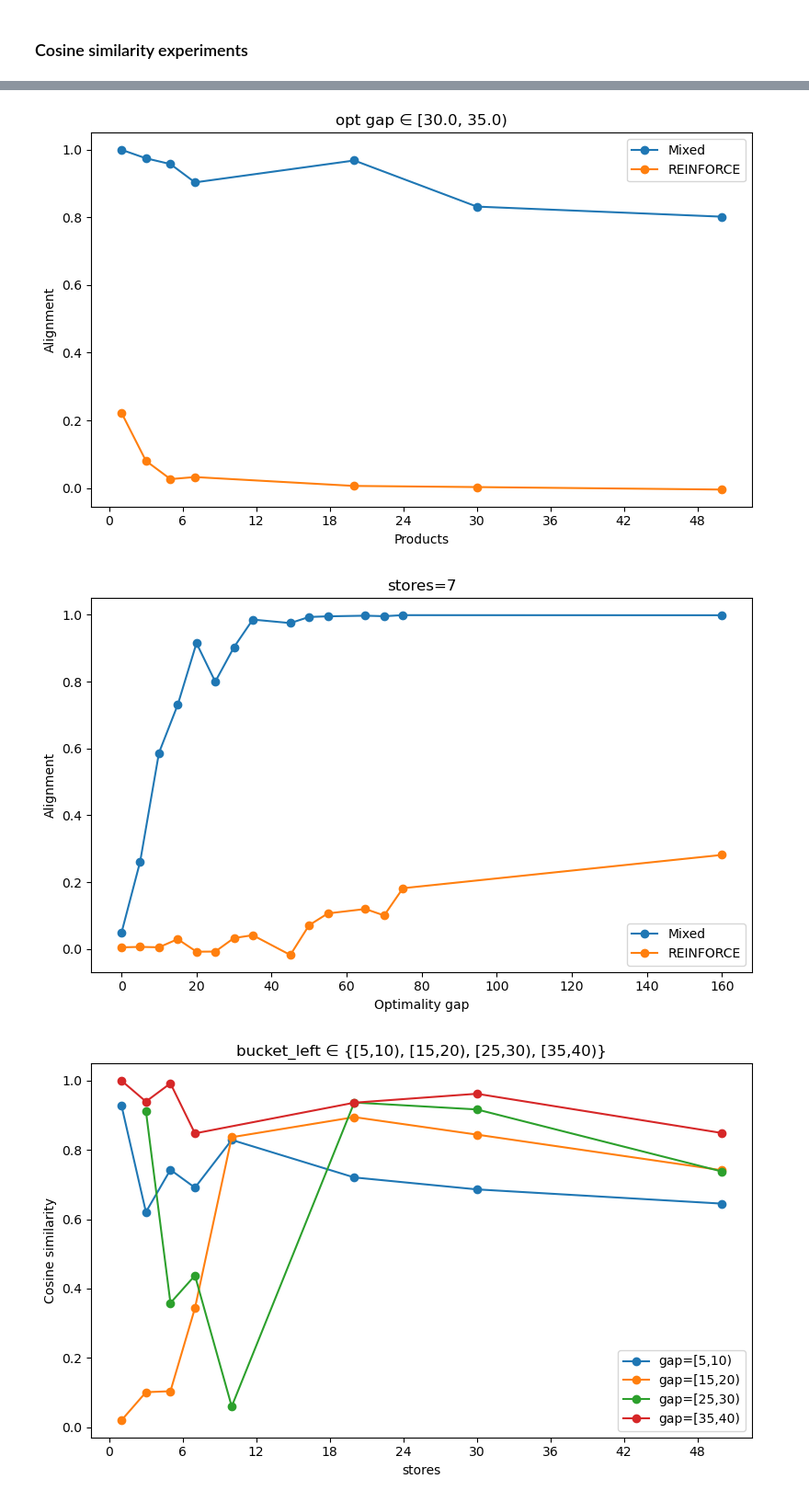
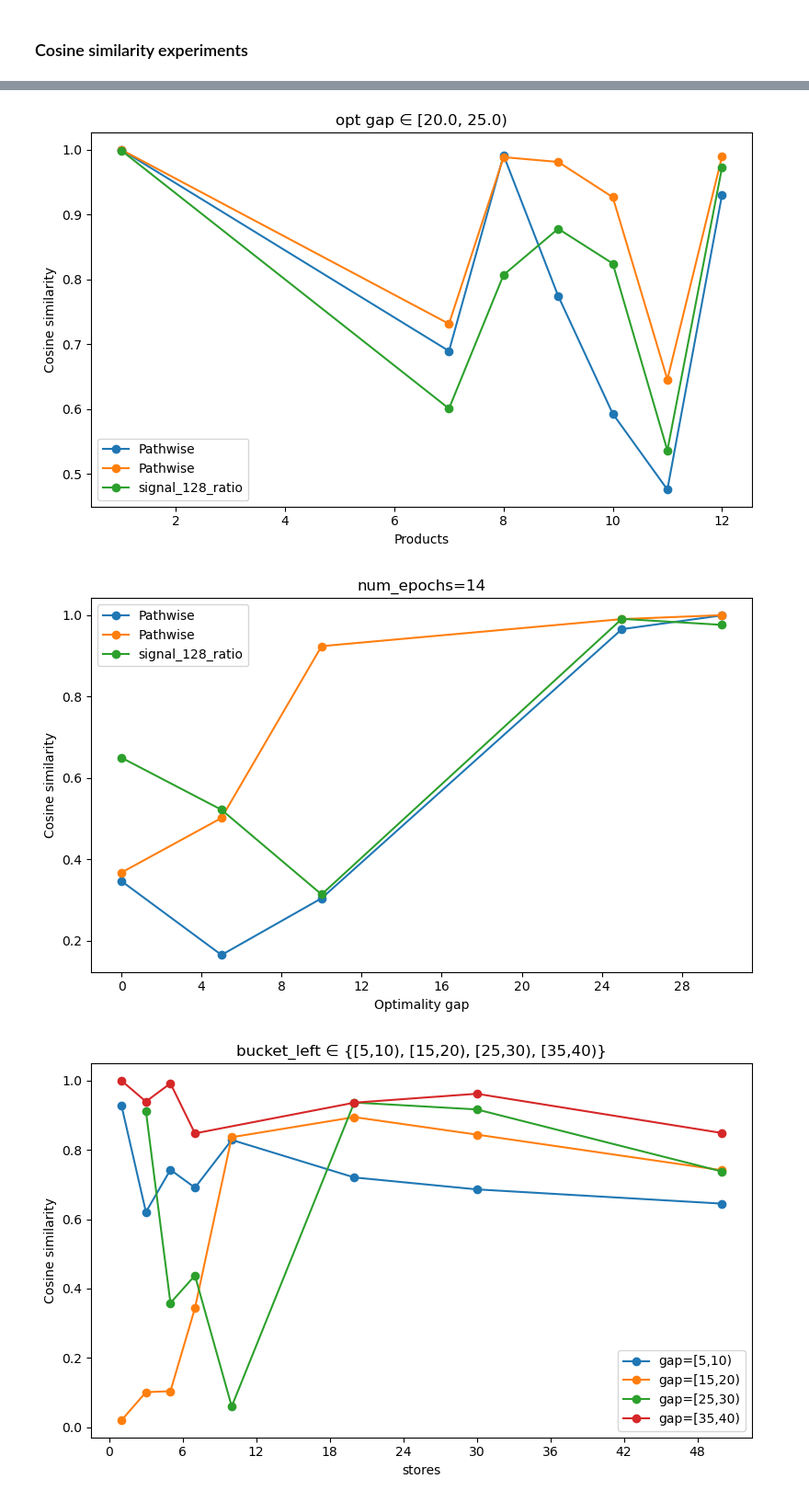
Before and after one commit to MatiasAlvo/hybrid-rl, a Jupyter notebook: sweep_analysis.ipynb, the cells around one changed output, grey strips where cells are left out. Shown at 92% size. Drawn from its saved outputs; the diff is of its cells as text; code cells hidden in the pictures.

Commit message:
plotting functions for scaling laws

```diff
--- a/sweep_analysis.ipynb
+++ b/sweep_analysis.ipynb
@@ -617,15 +617,19 @@ def plot_scatter_with_regression(
 # ---------------------------------------------------------------------------
 
 if __name__ == "__main__":
+    SWEEP_NAME   = "7gbdtzpq" # used in paper
+
     # SWEEP_NAME   = "2afiqo15"
     # SWEEP_NAME   = "n8ffl8wg"
-    SWEEP_NAME   = "7gbdtzpq"
     # SWEEP_NAME   = "klgu3soi"
     # SWEEP_NAME   = "or36pd9x"
     # SWEEP_NAME   = "nsqru5dy"
     # LOSS_METRIC  = "dev/loss/reported"
     LOSS_METRIC  = "train/loss/reported"
     d            = 512
+    run_key = "run_idx"
+    seed_key = "a_seed"
+    x_key = "stores"
 
     VALUE_METRICS = [
         f"train/alignment_{d}/continuous/continuous_ppo",
@@ -712,9 +772,9 @@ if __name__ == "__main__":
     bucketed_df = compute_bucketed_metrics(
         epoch_df=epoch_df,
         value_metrics=VALUE_METRICS + list(DERIVED.keys()) + ["opt_gap"],
-        x_key="stores",
-        run_key="run_idx",
-        seed_key="a_seed",
+        x_key=x_key,
+        run_key=run_key,
+        seed_key=seed_key,
         bucket_metric=BUCKET_METRIC,
         bucket_width=BUCKET_WIDTH,
     )
@@ -772,10 +832,10 @@ bucketed_df[f"signal_{d}_ratio"] = bucketed_df[f"train/signal_{d}/continuous/pat
 # %%
 if __name__ == "__main__":
 
-    BUCKET   = 30.0
-    gradients_index = 0
-    vm_index = 0
-    stores = 7
+    BUCKET   = 20.0
+    gradients_index = 2
+    vm_index = 2
+    stores = 14
     xlim = None
     ylim = None
     # xlim = (-1, 70)
@@ -877,35 +937,35 @@ if __name__ == "__main__":
 # %%
 if __name__ == "__main__":
 
 # Plot alignment metrics
     plot_metric_vs_x(
         df=bucketed_df,
-        x_key="stores",
+        x_key=x_key,
         filter_key="bucket_left",
         filter_value=BUCKET,
         value_metrics=vm,
         bucket_width=BUCKET_WIDTH,
         ylabel=ylabel,
         xlabel="Products",
         legend_names=legend_names,
     )
 
     plot_metric_vs_x(
         df=bucketed_df,
         x_key="bucket_left",
         xlabel="Optimality gap",
-        filter_key="stores",
+        filter_key=x_key,
         filter_value=stores,
             value_metrics=vm,
         bucket_width=BUCKET_WIDTH,
         ylabel=ylabel,
         xlim=xlim,
         ylim=ylim,
         legend_names=legend_names,
     )
 # %% [output]
-[figure, old version]
+[figure, new version]
-[figure, old version]
+[figure, new version]
 # %%
 if __name__ == "__main__":
 
```
Also changed, not shown: parts of 19 cells of this notebook, 26 other files.
